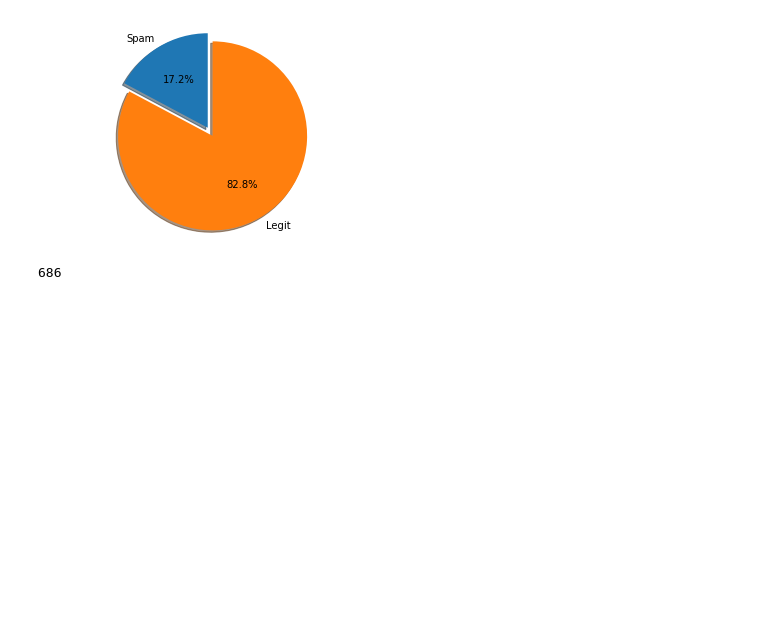
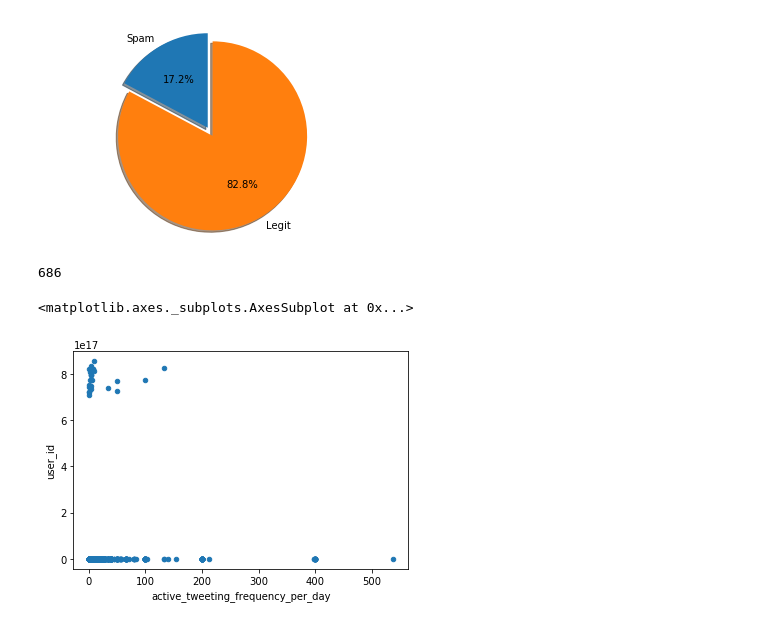
Before and after one commit to LOEWB/twitter_spam_analysis, a Jupyter notebook: twitter_spam_analysis.ipynb, the cells around one changed output. Saved outputs shown, nothing was run; the diff lists cells and outputs as text; code cells hidden in the pictures; blank space fills up the shorter version.

Commit message:
feat : added graph

```diff
--- a/twitter_spam_analysis.ipynb
+++ b/twitter_spam_analysis.ipynb
@@ -4,8 +4,12 @@ import plotly.graph_objects as go
 import matplotlib.pyplot as plt
 # %%
 PATH_CODED_IDS_TRAIN = "data/users/coded_ids_labels_train.csv"
+PATH_CODED_IDS_TEST = "data/users/coded_ids_labels_test.csv"
+PATH_FEATURES = "data/users_features/features.csv"
 # %%
 train_users = pd.read_csv(PATH_CODED_IDS_TRAIN)
+test_users = pd.read_csv(PATH_CODED_IDS_TEST)
+features = pd.read_csv(PATH_FEATURES)
 # %%
 spam_counter = 0
 legit_counter = 0
@@ -36,3 +40,9 @@ plt.show()
 # %%
 # %% [output]
 686
+# %%
+df = pd.DataFrame(features,columns=["active_tweeting_frequency_per_day", "user_id"])
+df.plot(x ='active_tweeting_frequency_per_day', y='user_id', kind = 'scatter')
+# %% [output]
+<matplotlib.axes._subplots.AxesSubplot at 0x...>
+[figure, added]
```
Also changed, not shown: parts of 2 cells of this notebook.
